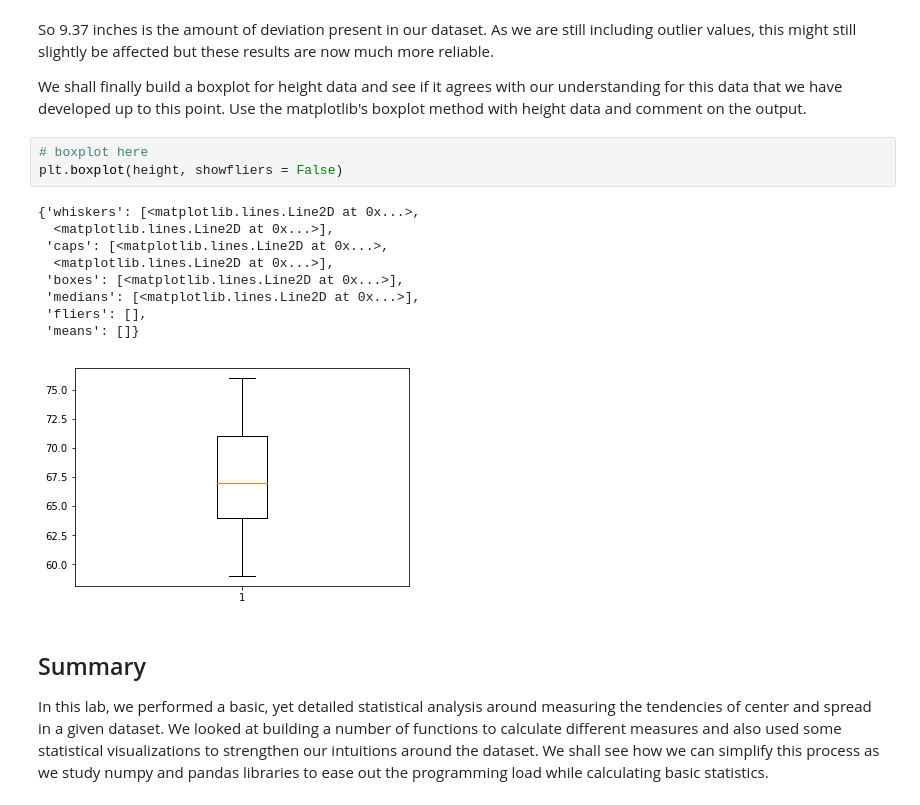
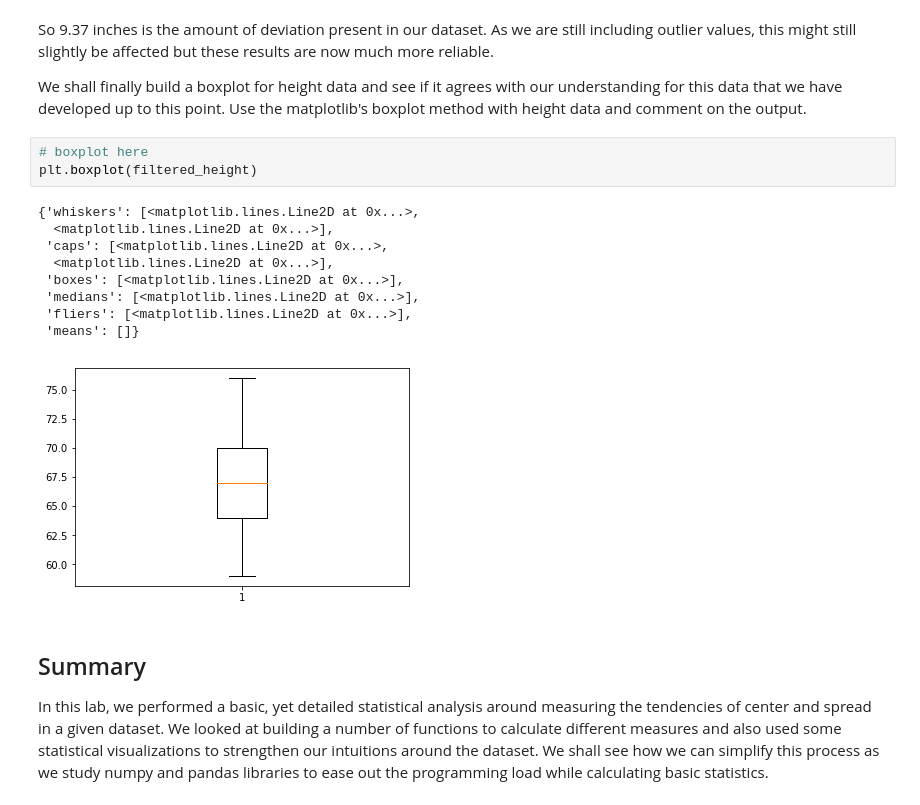
Before and after one commit to pauly51994/dsc-implementing-statistics-with-functions-lab-nyc-ds-071519, a Jupyter notebook: index.ipynb, the cells around one changed output. Saved outputs shown, nothing was run; the diff lists cells and outputs as text.

```diff
--- a/index.ipynb
+++ b/index.ipynb
@@ -364,17 +364,17 @@ So 9.37 inches is the amount of deviation present in our dataset. As we are stil
 We shall finally build a boxplot for height data and see if it agrees with our understanding for this data that we have developed up to this point. Use the matplotlib's boxplot method with height data and comment on the output.
 # %%
 # boxplot here
-plt.boxplot(height, showfliers = False)
+plt.boxplot(filtered_height)
 # %% [output]
 {'whiskers': [<matplotlib.lines.Line2D at 0x...>,
   <matplotlib.lines.Line2D at 0x...>],
  'caps': [<matplotlib.lines.Line2D at 0x...>,
   <matplotlib.lines.Line2D at 0x...>],
  'boxes': [<matplotlib.lines.Line2D at 0x...>],
  'medians': [<matplotlib.lines.Line2D at 0x...>],
- 'fliers': [],
+ 'fliers': [<matplotlib.lines.Line2D at 0x...>],
  'means': []}
-[figure, old version]
+[figure, new version]
 # %% [markdown]
 ## Summary
 
```
